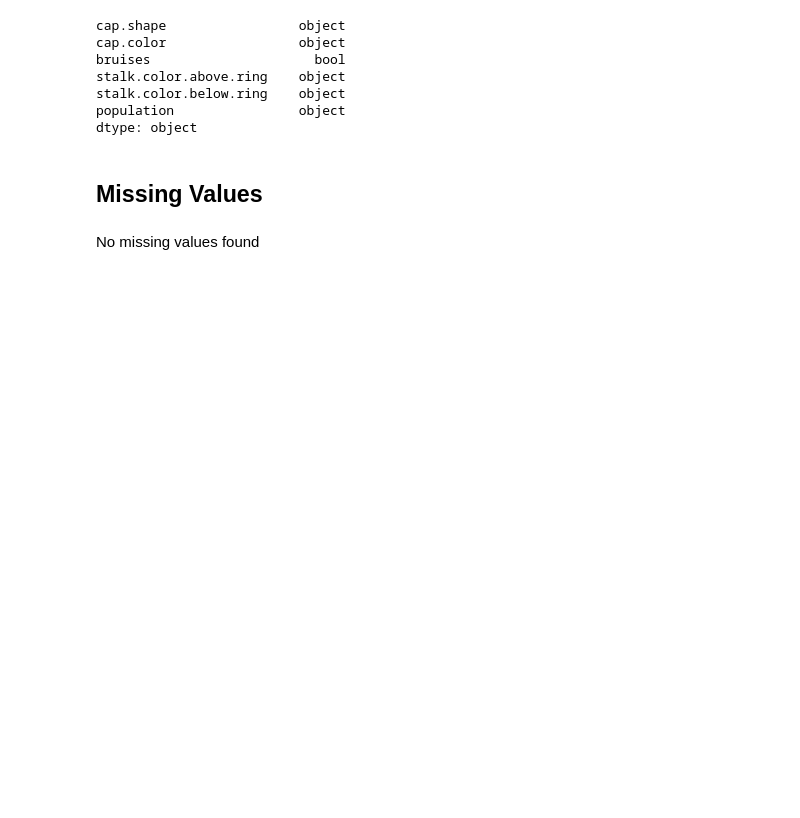
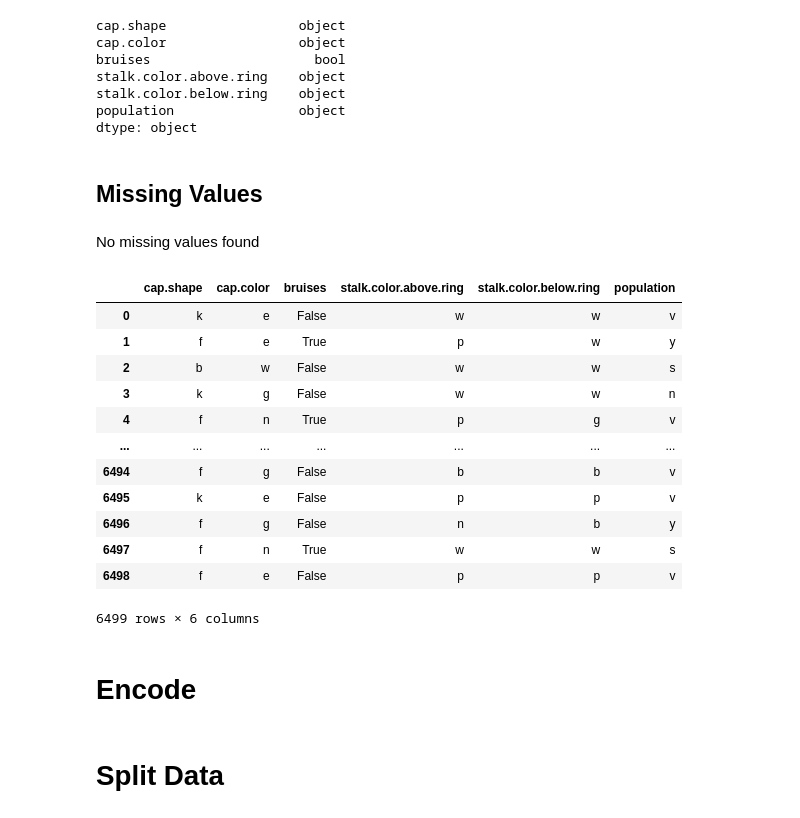
Before and after one commit to MerleSt/MushroomClassification, a Jupyter notebook: Notebooks/mushroom_model.ipynb, the cells around one changed output. Cells and saved outputs as stored; diff of their text form; code cells hidden in the pictures; blank space fills up the shorter version.

```diff
--- a/Notebooks/mushroom_model.ipynb
+++ b/Notebooks/mushroom_model.ipynb
@@ -25,3 +49,21 @@ dtype: object
 ## Missing Values
 # %% [markdown]
 No missing values found
+# %%
+train0
+# %% [output]
+|  | cap.shape | cap.color | bruises | stalk.color.above.ring | stalk.color.below.ring | population |
+| 0 | k | e | False | w | w | v |
+| 1 | f | e | True | p | w | y |
+| 2 | b | w | False | w | w | s |
+| 3 | k | g | False | w | w | n |
+| 4 | f | n | True | p | g | v |
+| ... | ... | ... | ... | ... | ... | ... |
+| 6494 | f | g | False | b | b | v |
+| 6495 | k | e | False | p | p | v |
+| 6496 | f | g | False | n | b | y |
+| 6497 | f | n | True | w | w | s |
+| 6498 | f | e | False | p | p | v |
+6499 rows × 6 columns
+# %% [markdown]
+# Encode
@@ -27,0 +79,2 @@ No missing values found
+# %% [markdown]
+# Split Data
```
Also changed, not shown: parts of 29 cells of this notebook.
